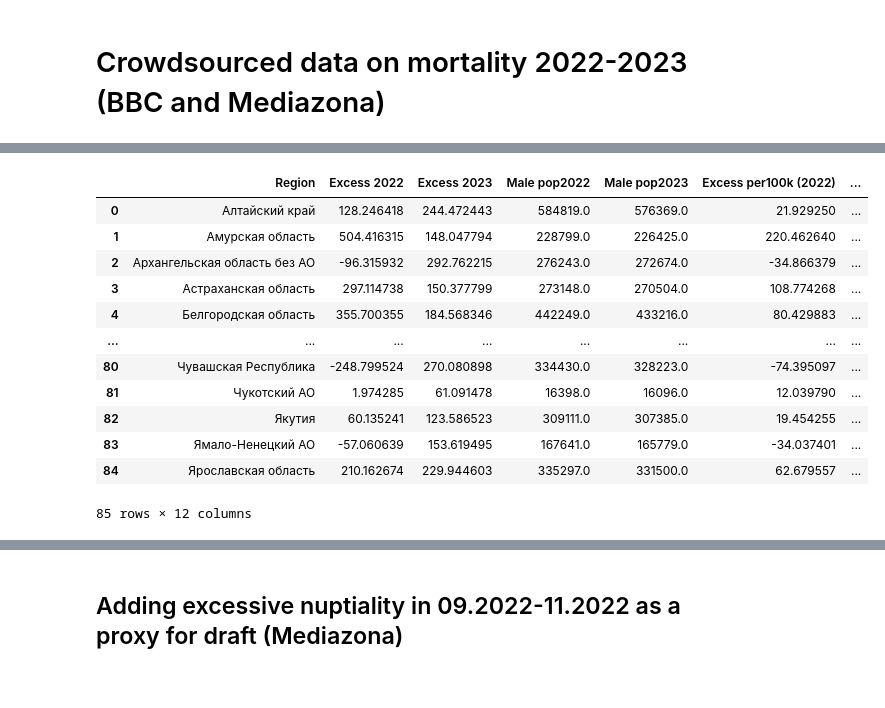
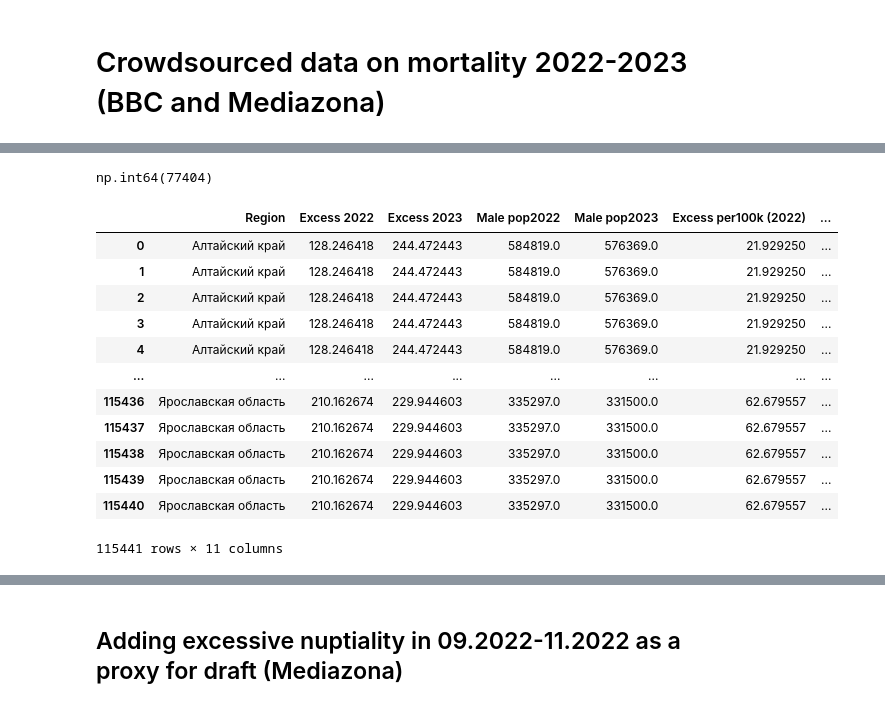
Before and after one commit to ahalian/Thesis, a Jupyter notebook: descriptive analysis.ipynb, the cells around one changed output, grey strips where cells are left out. Saved outputs shown, nothing was run; the diff lists cells and outputs as text; code cells hidden in the pictures.

Commit message:
implementing daily data instead of annual.

```diff
--- a/descriptive analysis.ipynb
+++ b/descriptive analysis.ipynb
@@ -228,0 +195,13 @@ mz_data
+# %%
+daily = pd.read_csv('data/daily.csv')
+daily = daily.rename(columns={'region': "Region"}).drop(columns='birth_date')
+
+#military branch
+daily["total"] = 1
+daily["drafted"] = daily["pmc"] = daily["volunteers"] = daily["prisoners"] = 0
+daily.loc[daily['branch'] == 'добровольцы', 'volunteers'] = 1
+daily.loc[daily['branch'] == 'мобилизованные', 'drafted'] = 1
+daily.loc[daily['branch'] == 'ЧВК', 'pmc'] = 1
+daily.loc[daily['branch'] == 'заключенные', 'prisoners'] = 1
+# %% [output]
+np.int64(77404)
@@ -244,24 +227,24 @@ region_name_mapping = {
     'Чукотский автономный округ': 'Чукотский АО',
 }
 
-mz_data['Region'] = mz_data['Region'].replace(region_name_mapping)
+daily['Region'] = daily['Region'].replace(region_name_mapping)
 # %%
-df_merged = df_merged.merge(mz_data, on = "Region", how = 'left')
+df_merged = df_merged.merge(daily, on = "Region", how = 'left')
 df_merged
 # %% [output]
 |  | Region | Excess 2022 | Excess 2023 | Male pop2022 | Male pop2023 | Excess per100k (2022) | ... |
 | 0 | Алтайский край | 128.246418 | 244.472443 | 584819.0 | 576369.0 | 21.929250 | ... |
-| 1 | Амурская область | 504.416315 | 148.047794 | 228799.0 | 226425.0 | 220.462640 | ... |
-| 2 | Архангельская область без АО | -96.315932 | 292.762215 | 276243.0 | 272674.0 | -34.866379 | ... |
-| 3 | Астраханская область | 297.114738 | 150.377799 | 273148.0 | 270504.0 | 108.774268 | ... |
-| 4 | Белгородская область | 355.700355 | 184.568346 | 442249.0 | 433216.0 | 80.429883 | ... |
+| 1 | Алтайский край | 128.246418 | 244.472443 | 584819.0 | 576369.0 | 21.929250 | ... |
+| 2 | Алтайский край | 128.246418 | 244.472443 | 584819.0 | 576369.0 | 21.929250 | ... |
+| 3 | Алтайский край | 128.246418 | 244.472443 | 584819.0 | 576369.0 | 21.929250 | ... |
+| 4 | Алтайский край | 128.246418 | 244.472443 | 584819.0 | 576369.0 | 21.929250 | ... |
 | ... | ... | ... | ... | ... | ... | ... | ... |
-| 80 | Чувашская Республика | -248.799524 | 270.080898 | 334430.0 | 328223.0 | -74.395097 | ... |
-| 81 | Чукотский АО | 1.974285 | 61.091478 | 16398.0 | 16096.0 | 12.039790 | ... |
-| 82 | Якутия | 60.135241 | 123.586523 | 309111.0 | 307385.0 | 19.454255 | ... |
-| 83 | Ямало-Hенецкий АО | -57.060639 | 153.619495 | 167641.0 | 165779.0 | -34.037401 | ... |
-| 84 | Ярославская область | 210.162674 | 229.944603 | 335297.0 | 331500.0 | 62.679557 | ... |
+| 115436 | Ярославская область | 210.162674 | 229.944603 | 335297.0 | 331500.0 | 62.679557 | ... |
+| 115437 | Ярославская область | 210.162674 | 229.944603 | 335297.0 | 331500.0 | 62.679557 | ... |
+| 115438 | Ярославская область | 210.162674 | 229.944603 | 335297.0 | 331500.0 | 62.679557 | ... |
+| 115439 | Ярославская область | 210.162674 | 229.944603 | 335297.0 | 331500.0 | 62.679557 | ... |
+| 115440 | Ярославская область | 210.162674 | 229.944603 | 335297.0 | 331500.0 | 62.679557 | ... |
-85 rows × 12 columns
+115441 rows × 11 columns
 # %%
 ##per capita
 
```
Also changed, not shown: parts of 4 cells of this notebook, 7 other files.
